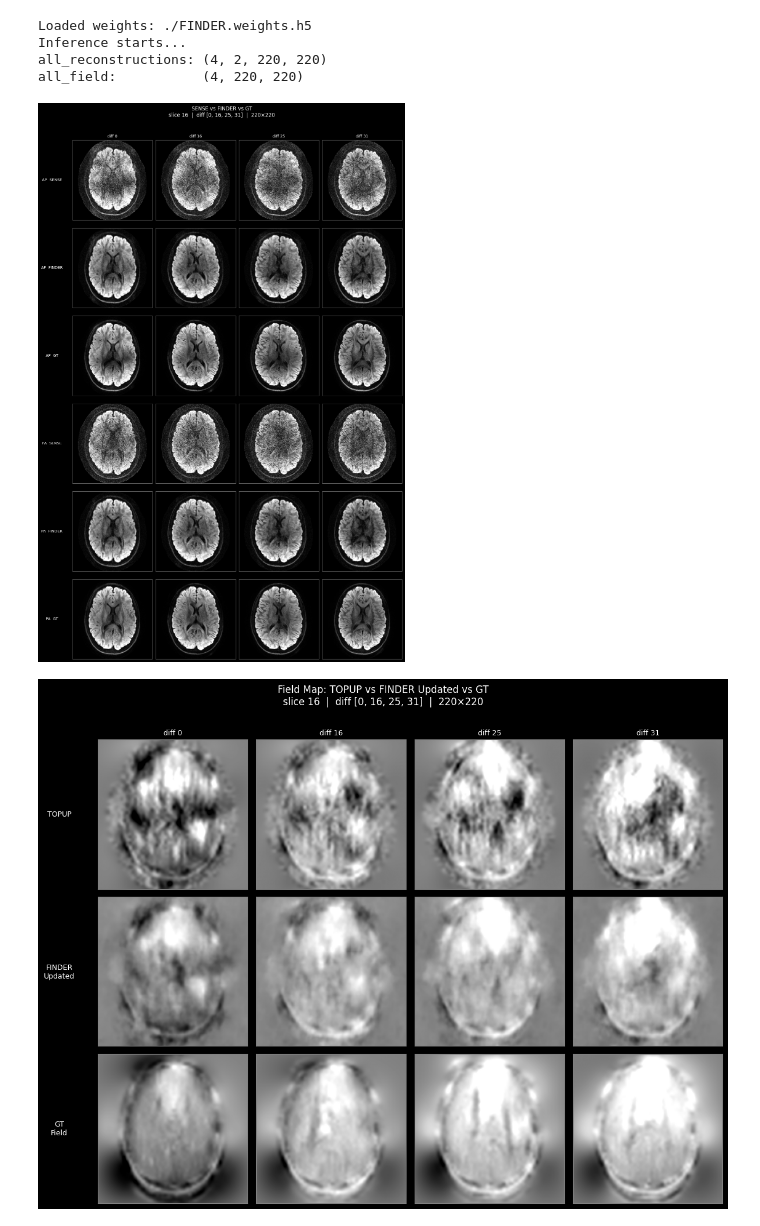
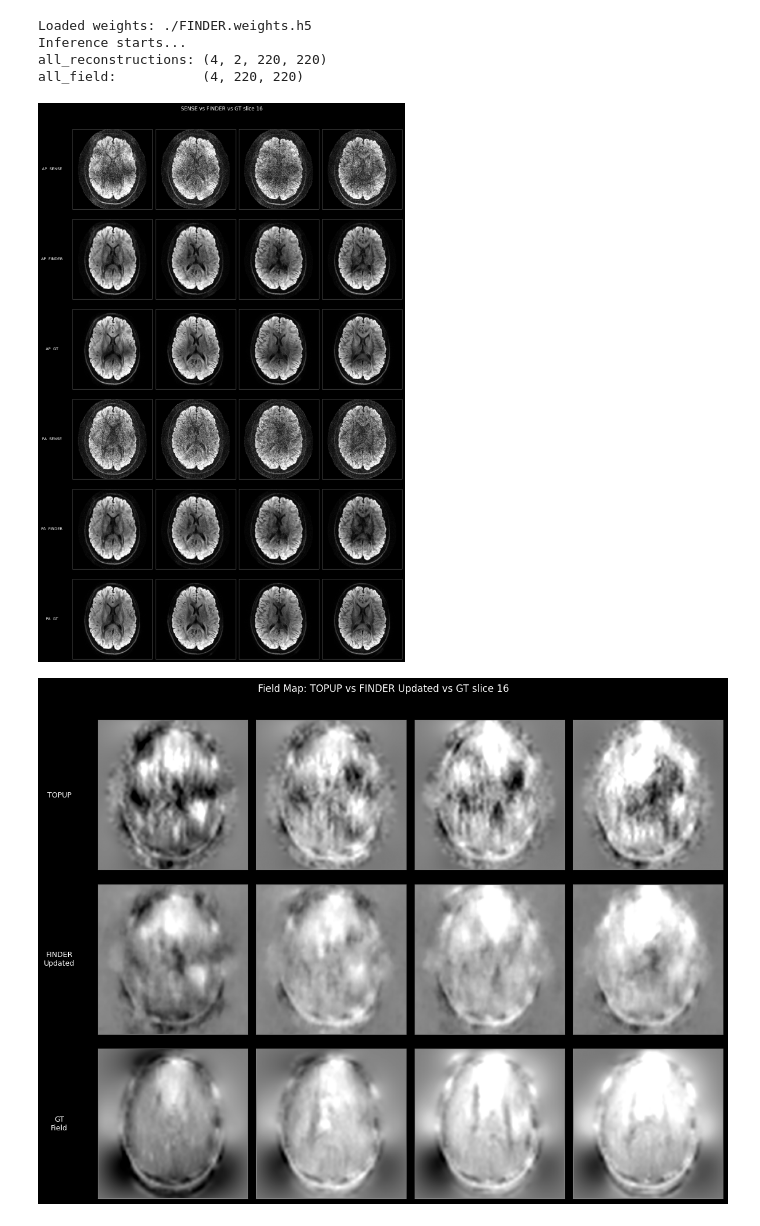
Before and after one commit to jaejin-cho/FINDER-MRI, a Jupyter notebook: FINDER_inference.ipynb, the cells around one changed output. Cells and saved outputs as stored; diff of their text form; code cells hidden in the pictures.

Commit message:
FINDER

```diff
--- a/FINDER_inference.ipynb
+++ b/FINDER_inference.ipynb
@@ -164,18 +164,16 @@ for r, (imgs, row_label, cmap, clim) in enumerate(row_data):
         ax.tick_params(left=False, bottom=False, labelleft=False, labelbottom=False)
         for spine in ax.spines.values():
             spine.set_edgecolor('gray')
-        if r == 0:
-            ax.set_title(f"diff {diff_idx}", color='white', fontsize=9)
         if c == 0:
             ax.set_ylabel(row_label, color='white', fontsize=9, rotation=0,
                           labelpad=48, va='center')
 
-fig.suptitle(f'SENSE vs FINDER vs GT\nslice {target_slice}  |  diff {target_diffs}  |  {imgs[0].shape[0]}×{imgs[0].shape[1]}',
+fig.suptitle(f'SENSE vs FINDER vs GT slice {target_slice}',
              color='white', fontsize=12, y=1.01)
 plt.tight_layout()
 plt.show()
 # %% [output]
-[figure, old version]
+[figure, new version]
 # %%
 gt_field_base = './data/gt/field/'
 fld_gt = [np.load(f"{gt_field_base}field_gt_z016_q{d:03d}.npy")
@@ -185,37 +183,35 @@ fld_init  = [np.rot90(field_np[i])  for i in range(n_diff)]
 fld_recon = [np.rot90(all_field[i]) for i in range(n_diff)]
 
 row_data = [
     (fld_init,  'TOPUP',           'gray', (-50, 50)),
     (fld_recon, 'FINDER\nUpdated', 'gray', (-50, 50)),
     (fld_gt,    'GT\nField',       'gray', (-50, 50)),
 ]
 n_rows, n_cols = len(row_data), n_diff
 
 fig, axes = plt.subplots(n_rows, n_cols,
                          figsize=(n_cols * 3, n_rows * 3),
                          facecolor='black')
 
 for r, (imgs, row_label, cmap, clim) in enumerate(row_data):
     vmin, vmax = clim
     for c, (img, diff_idx) in enumerate(zip(imgs, target_diffs)):
         ax = axes[r, c]
         ax.imshow(img, cmap=cmap, vmin=vmin, vmax=vmax, aspect='equal')
         ax.set_facecolor('black')
         ax.tick_params(left=False, bottom=False, labelleft=False, labelbottom=False)
         for spine in ax.spines.values():
             spine.set_edgecolor('gray')
-        if r == 0:
-            ax.set_title(f"diff {diff_idx}", color='white', fontsize=9)
         if c == 0:
             ax.set_ylabel(row_label, color='white', fontsize=9, rotation=0,
                           labelpad=48, va='center')
 
-fig.suptitle(f'Field Map: TOPUP vs FINDER Updated vs GT\nslice {target_slice}  |  diff {target_diffs}  |  {imgs[0].shape[0]}×{imgs[0].shape[1]}',
+fig.suptitle(f'Field Map: TOPUP vs FINDER Updated vs GT slice {target_slice}',
              color='white', fontsize=12, y=1.01)
 plt.tight_layout()
 plt.show()
 # %% [output]
-[figure, old version]
+[figure, new version]
 # %%
 savemat(res_name, {
     "im_recon": all_reconstructions,
```
Also changed, not shown: 1 other file.
